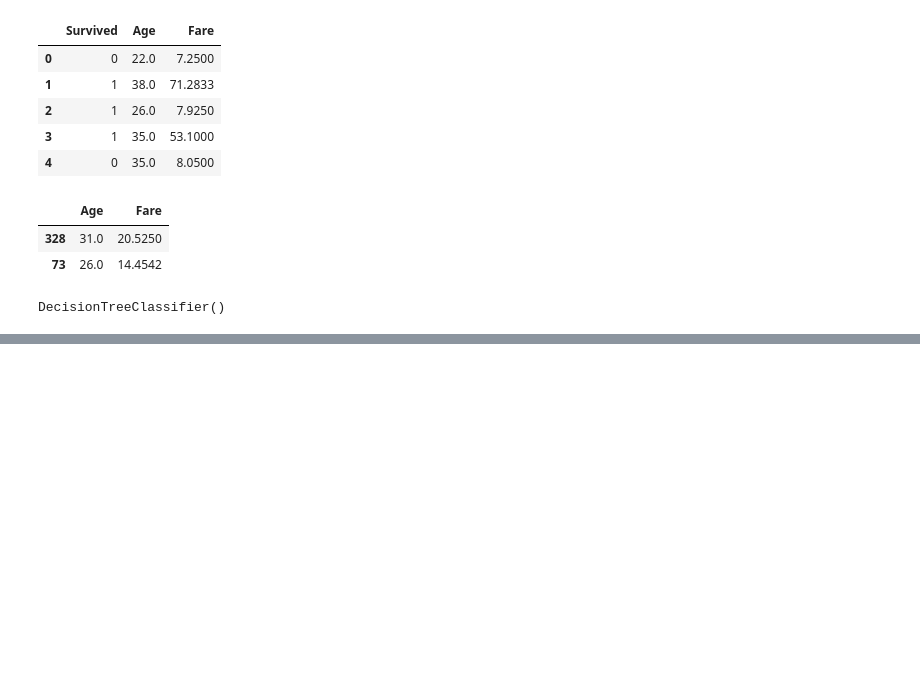
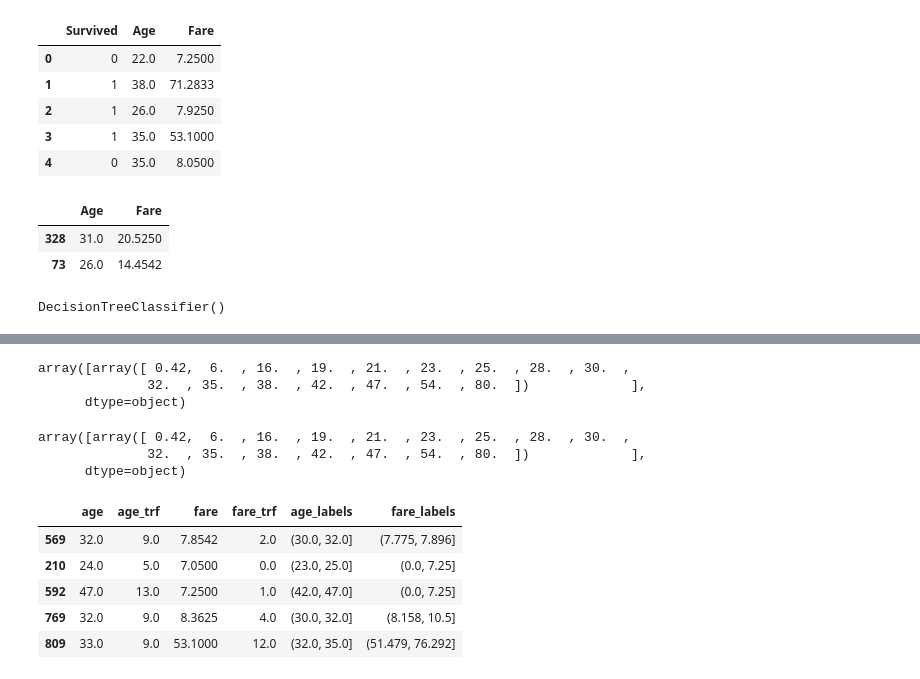
Before and after one commit to ironhide554/Machine-Learning, a Jupyter notebook: Day-16/Binning.ipynb, the cells around one changed output, grey strips where cells are left out. Cells and saved outputs as stored; diff of their text form; code cells hidden in the pictures; blank space fills up the shorter version.

```diff
--- a/Day-16/Binning.ipynb
+++ b/Day-16/Binning.ipynb
@@ -63,0 +68,33 @@ trf.named_transformers_['first'].bin_edges_
+# %%
+trf.named_transformers_['first'].bin_edges_
+# %% [output]
+array([array([ 0.42,  6.  , 16.  , 19.  , 21.  , 23.  , 25.  , 28.  , 30.  ,
+              32.  , 35.  , 38.  , 42.  , 47.  , 54.  , 80.  ])             ],
+      dtype=object)
+# %%
+trf.named_transformers_['first'].bin_edges_
+# %% [output]
+array([array([ 0.42,  6.  , 16.  , 19.  , 21.  , 23.  , 25.  , 28.  , 30.  ,
+              32.  , 35.  , 38.  , 42.  , 47.  , 54.  , 80.  ])             ],
+      dtype=object)
+# %%
+output = pd.DataFrame({
+    'age':X_train['Age'],
+    'age_trf':X_train_trf[:,0],
+    'fare':X_train['Fare'],
+    'fare_trf':X_train_trf[:,1]
+})
+# %%
+output['age_labels'] = pd.cut(x=X_train['Age'],
+                                    bins=trf.named_transformers_['first'].bin_edges_[0].tolist())
+output['fare_labels'] = pd.cut(x=X_train['Fare'],
+                                    bins=trf.named_transformers_['second'].bin_edges_[0].tolist())
+# %%
+output.sample(5)
+# %% [output]
+|  | age | age_trf | fare | fare_trf | age_labels | fare_labels |
+| 569 | 32.0 | 9.0 | 7.8542 | 2.0 | (30.0, 32.0] | (7.775, 7.896] |
+| 210 | 24.0 | 5.0 | 7.0500 | 0.0 | (23.0, 25.0] | (0.0, 7.25] |
+| 592 | 47.0 | 13.0 | 7.2500 | 1.0 | (42.0, 47.0] | (0.0, 7.25] |
+| 769 | 32.0 | 9.0 | 8.3625 | 4.0 | (30.0, 32.0] | (8.158, 10.5] |
+| 809 | 33.0 | 9.0 | 53.1000 | 12.0 | (32.0, 35.0] | (51.479, 76.292] |
```
Also changed, not shown: parts of 10 cells of this notebook.
